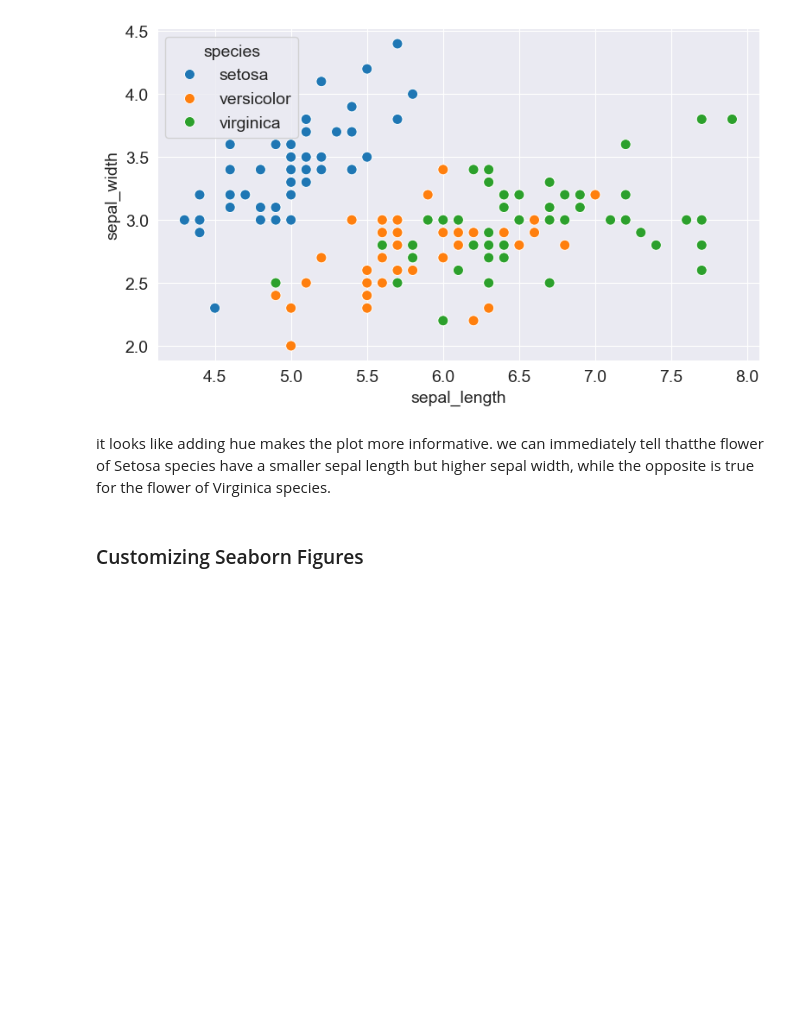
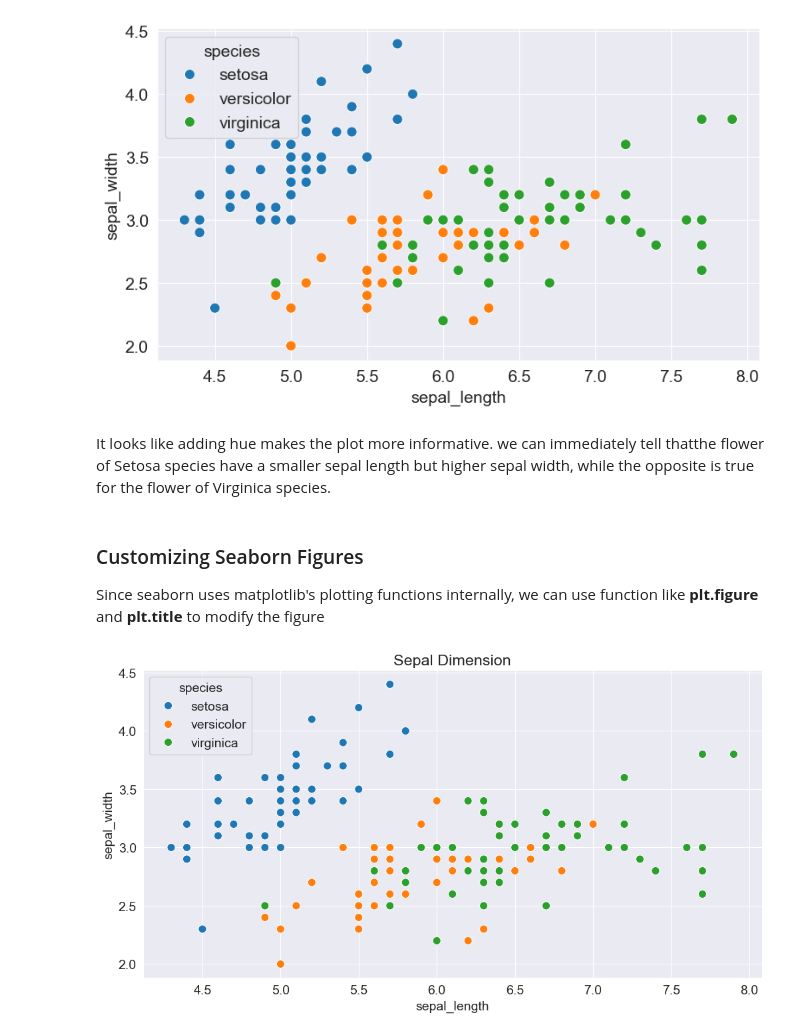
Before and after one commit to piyush-verma020/Data-Analysis, a Jupyter notebook: matplotlib_seaborn_(notes).ipynb, the cells around one changed output. Saved outputs shown, nothing was run; the diff lists cells and outputs as text; code cells hidden in the pictures; blank space fills up the shorter version.

```diff
--- a/matplotlib_seaborn_(notes).ipynb
+++ b/matplotlib_seaborn_(notes).ipynb
@@ -380,7 +383,17 @@ sns.scatterplot(data=flower_df, x='sepal_length', y='sepal_width', hue='species'
 # %% [output]
 [figure]
 # %% [markdown]
-it looks like adding hue makes the plot more informative. we can immediately tell thatthe flower of Setosa species have a smaller sepal length but higher
+It looks like adding hue makes the plot more informative. we can immediately tell thatthe flower of Setosa species have a smaller sepal length but higher
 sepal width, while the opposite is true for the flower of Virginica species.
 # %% [markdown]
 ### Customizing Seaborn Figures
+
+Since seaborn uses matplotlib's plotting functions internally, we can use function like **plt.figure** and **plt.title**
+to modify the figure
+# %%
+plt.figure(figsize=(12,6))
+plt.title('Sepal Dimension')
+
+sns.scatterplot(data=flower_df, x='sepal_length', y='sepal_width', hue='species',s=75);
+# %% [output]
+[figure, added]
```
Also changed, not shown: parts of 26 cells of this notebook.
